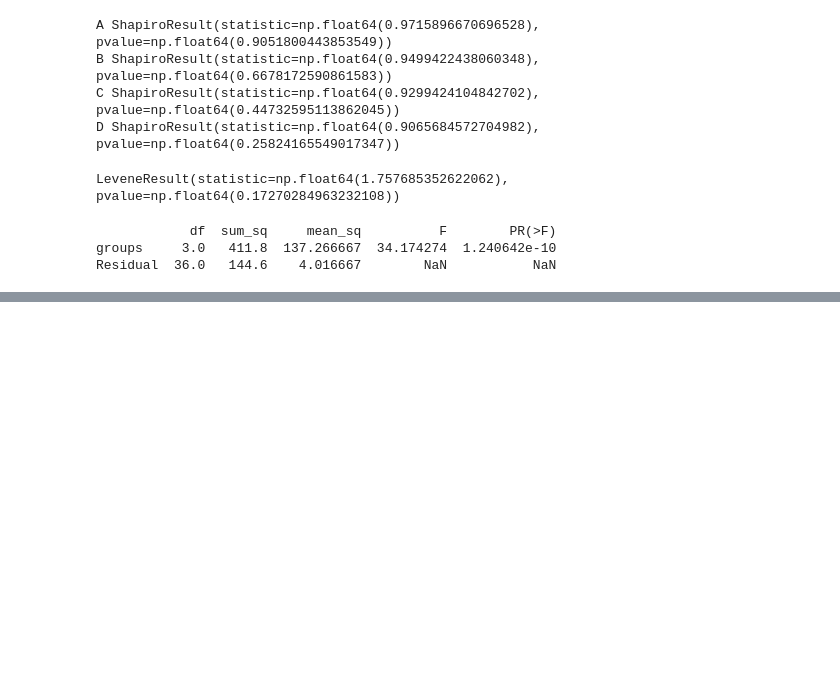
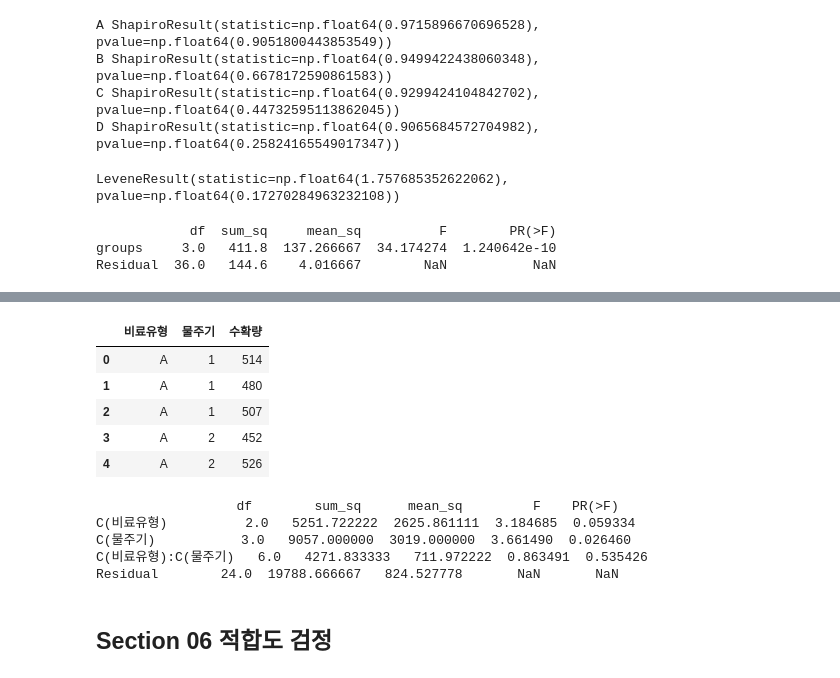
Before and after one commit to rlgus3351/-BigDataAnalyst, a Jupyter notebook: ch3/chapter06.ipynb, the cells around one changed output, grey strips where cells are left out. Cells and saved outputs as stored; diff of their text form; code cells hidden in the pictures; blank space fills up the shorter version.

Commit message:
25/11/23 chapter 4 section3

```diff
--- a/ch3/chapter06.ipynb
+++ b/ch3/chapter06.ipynb
@@ -261,0 +287,24 @@ Residual  36.0   144.6    4.016667        NaN           NaN
+# %%
+import pandas as pd
+df = pd.read_csv('./ch6_data/tomato2.csv')
+df.head()
+# %% [output]
+|  | 비료유형 | 물주기 | 수확량 |
+| 0 | A | 1 | 514 |
+| 1 | A | 1 | 480 |
+| 2 | A | 1 | 507 |
+| 3 | A | 2 | 452 |
+| 4 | A | 2 | 526 |
+# %%
+import statsmodels.api as sm
+from statsmodels.formula.api import ols
+
+model = ols('수확량 ~ C(비료유형)*C(물주기)',data=df).fit()
+anova_table = sm.stats.anova_lm(model)
+print(anova_table)
+# %% [output]
+                  df        sum_sq      mean_sq         F    PR(>F)
+C(비료유형)          2.0   5251.722222  2625.861111  3.184685  0.059334
+C(물주기)           3.0   9057.000000  3019.000000  3.661490  0.026460
+C(비료유형):C(물주기)   6.0   4271.833333   711.972222  0.863491  0.535426
+Residual        24.0  19788.666667   824.527778       NaN       NaN
@@ -261,0 +330,2 @@ Residual  36.0   144.6    4.016667        NaN           NaN
+# %% [markdown]
+## Section 06 적합도 검정
```
Also changed, not shown: parts of 28 cells of this notebook, 13 other files.
